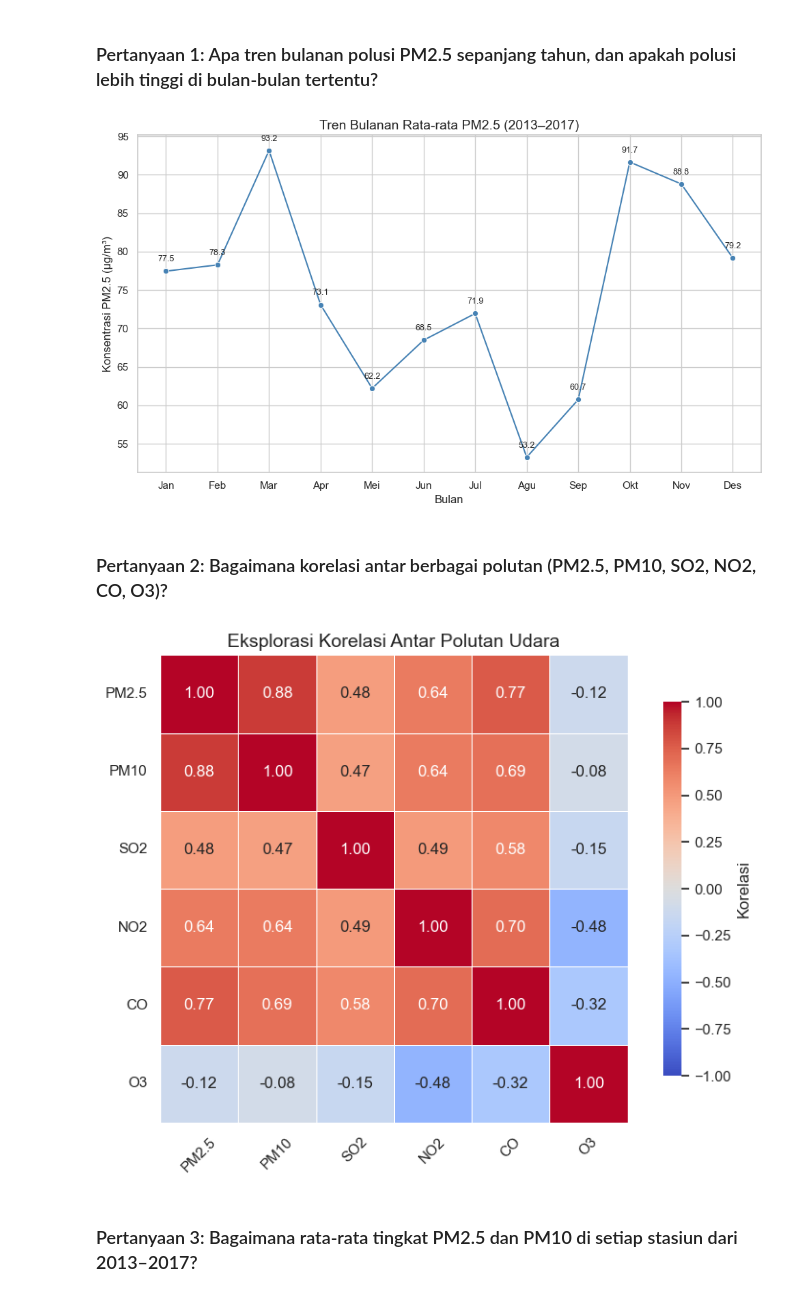
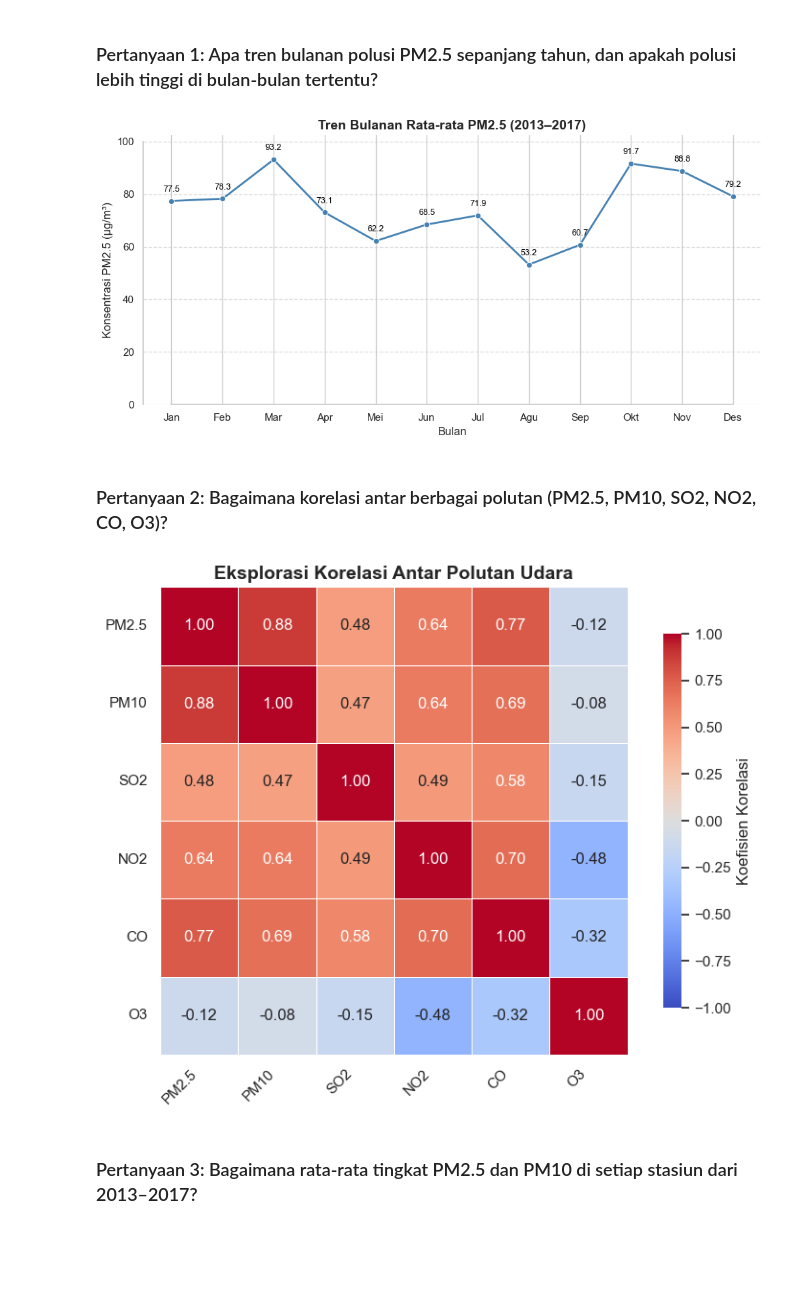
Before and after one commit to NanaBanana14/Data-Analysis-Air-Quality-Of-Beijing-Station, a Jupyter notebook: notebook.ipynb, the cells around one changed output. Cells and saved outputs as stored; diff of their text form; code cells hidden in the pictures; blank space fills up the shorter version.

```diff
--- a/notebook.ipynb
+++ b/notebook.ipynb
@@ -635,30 +739,37 @@ df_2013_2017 = df[(df['year'] >= 2013) & (df['year'] <= 2017)].copy()
 # %%
 # Hitung rata-rata PM2.5 per bulan
 monthly_pm25 = df_2013_2017.groupby('month')['PM2.5'].mean().reset_index()
 
 month_labels = ['Jan', 'Feb', 'Mar', 'Apr', 'Mei', 'Jun', 'Jul', 'Agu', 'Sep', 'Okt', 'Nov', 'Des']
 
-# Visualisasi
-plt.figure()
-sns.lineplot(data=monthly_pm25, x='month', y='PM2.5', marker='o', color='steelblue')
-plt.title('Tren Bulanan Rata-rata PM2.5 (2013–2017)', fontsize=14)
-plt.xlabel('Bulan')
-plt.ylabel('Konsentrasi PM2.5 (µg/m³)')
+plt.figure(figsize=(10, 5))
+sns.lineplot(data=monthly_pm25, x='month', y='PM2.5', marker='o', color='steelblue', linewidth=2)
+
+plt.title('Tren Bulanan Rata-rata PM2.5 (2013–2017)', fontsize=14, weight='bold')
+plt.xlabel('Bulan', fontsize=12)
+plt.ylabel('Konsentrasi PM2.5 (µg/m³)', fontsize=12)
 plt.xticks(ticks=range(1, 13), labels=month_labels)
+
+# y-axis mulai dari nol agar tidak misleading
+plt.ylim(0, monthly_pm25['PM2.5'].max() * 1.1)
 
 # Anotasi nilai PM2.5 di atas titik
 for idx, row in monthly_pm25.iterrows():
-    plt.text(row['month'], row['PM2.5'] + 1, f"{row['PM2.5']:.1f}", ha='center', va='bottom', fontsize=9)
+    plt.text(row['month'], row['PM2.5'] + (monthly_pm25['PM2.5'].max() * 0.03),
+             f"{row['PM2.5']:.1f}", ha='center', va='bottom', fontsize=9, color='black')
+
+# Hilangkan grid yang terlalu dominan
+sns.despine(trim=True)
+plt.grid(visible=True, which='major', axis='y', linestyle='--', alpha=0.7)
 
 plt.tight_layout()
 plt.show()
 # %% [output]
-[figure, old version]
+[figure, new version]
 # %% [markdown]
 ### Pertanyaan 2: Bagaimana korelasi antar berbagai polutan (PM2.5, PM10, SO2, NO2, CO, O3)?
 # %%
 pollutants = ['PM2.5', 'PM10', 'SO2', 'NO2', 'CO', 'O3']
-
 corr_matrix = df[pollutants].corr()
 
 plt.figure(figsize=(8, 6))
@@ -670,16 +781,23 @@ sns.heatmap(
     vmin=-1, vmax=1,
     linewidths=0.5,
     square=True,
-    cbar_kws={"shrink": .8, "label": "Korelasi"}
+    cbar_kws={"shrink": 0.8, "label": "Koefisien Korelasi"}
 )
 
-plt.title('Eksplorasi Korelasi Antar Polutan Udara', fontsize=14)
-plt.xticks(rotation=45)
-plt.yticks(rotation=0)
+plt.title('Eksplorasi Korelasi Antar Polutan Udara', fontsize=14, weight='bold')
+plt.xticks(rotation=45, ha='right', fontsize=11)
+plt.yticks(rotation=0, fontsize=11)
+
+# Hilangkan garis tepi kotak heatmap agar lebih minimalis
+plt.gca().spines['top'].set_visible(False)
+plt.gca().spines['right'].set_visible(False)
+plt.gca().spines['left'].set_visible(False)
+plt.gca().spines['bottom'].set_visible(False)
+
 plt.tight_layout()
 plt.show()
 # %% [output]
-[figure, old version]
+[figure, new version]
 # %% [markdown]
 ### Pertanyaan 3: Bagaimana rata-rata tingkat PM2.5 dan PM10 di setiap stasiun dari 2013–2017?
 # %%
```
Also changed, not shown: parts of 65 cells of this notebook, 1 other file.
